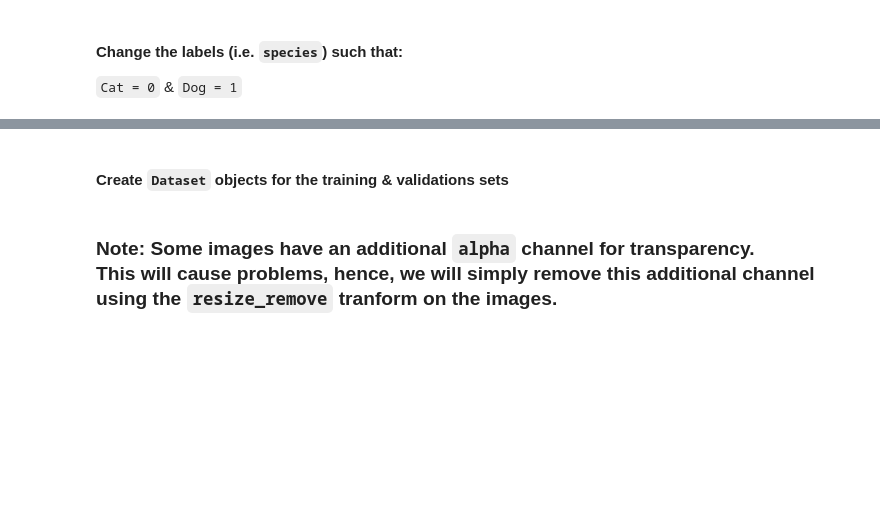
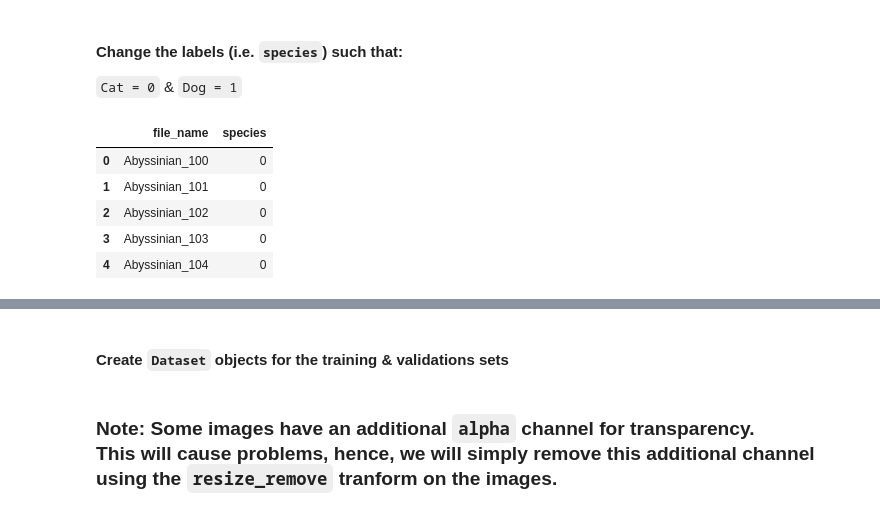
Before and after one commit to Its-Shivanshu-Sharma/AdversarialAttacks, a Jupyter notebook: Adversarial_Attacks.ipynb, the cells around one changed output, grey strips where cells are left out. Cells and saved outputs as stored; diff of their text form; code cells hidden in the pictures; blank space fills up the shorter version.

```diff
--- a/Adversarial_Attacks.ipynb
+++ b/Adversarial_Attacks.ipynb
@@ -87,7 +121,14 @@ new_label_map = {
     2: 1,
 }
 # %%
-df.loc[:, "species"] = df.loc[:, "species"].apply(new_label_map.get)
+full_data.loc[:, "species"] = full_data.loc[:, "species"].apply(new_label_map.get)
 # %%
-df.head()
+full_data.head()
+# %% [output]
+|  | file_name | species |
+| 0 | Abyssinian_100 | 0 |
+| 1 | Abyssinian_101 | 0 |
+| 2 | Abyssinian_102 | 0 |
+| 3 | Abyssinian_103 | 0 |
+| 4 | Abyssinian_104 | 0 |
 # %%
```
Also changed, not shown: parts of 31 cells of this notebook.
